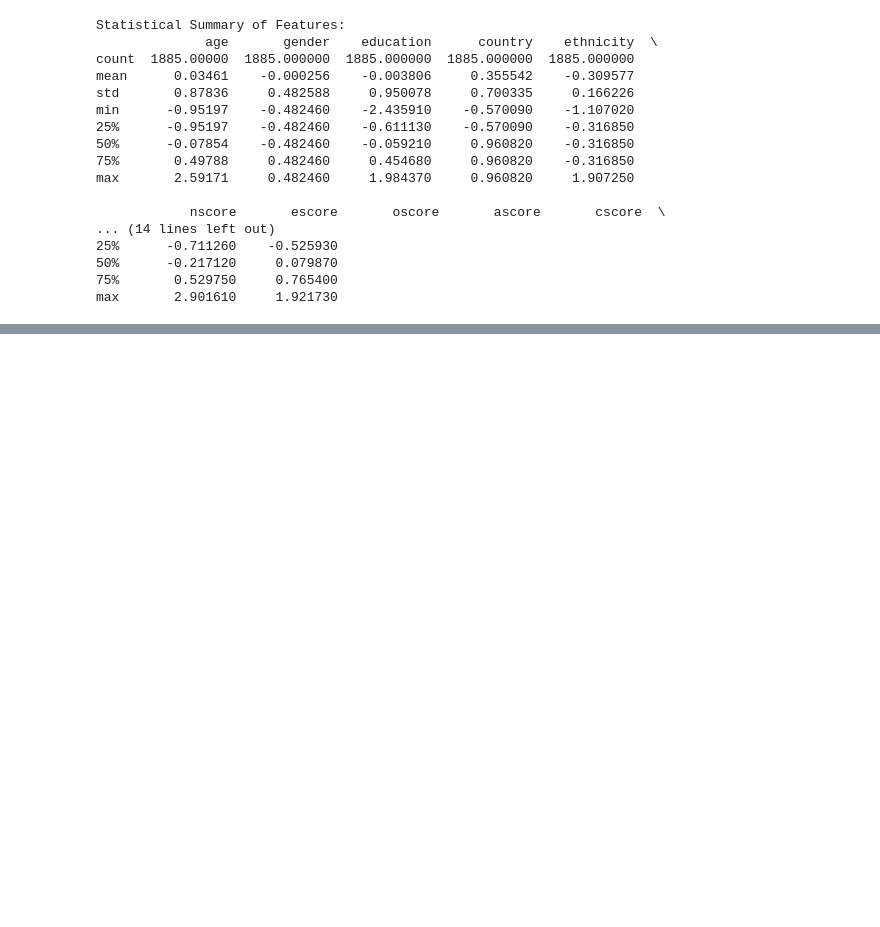
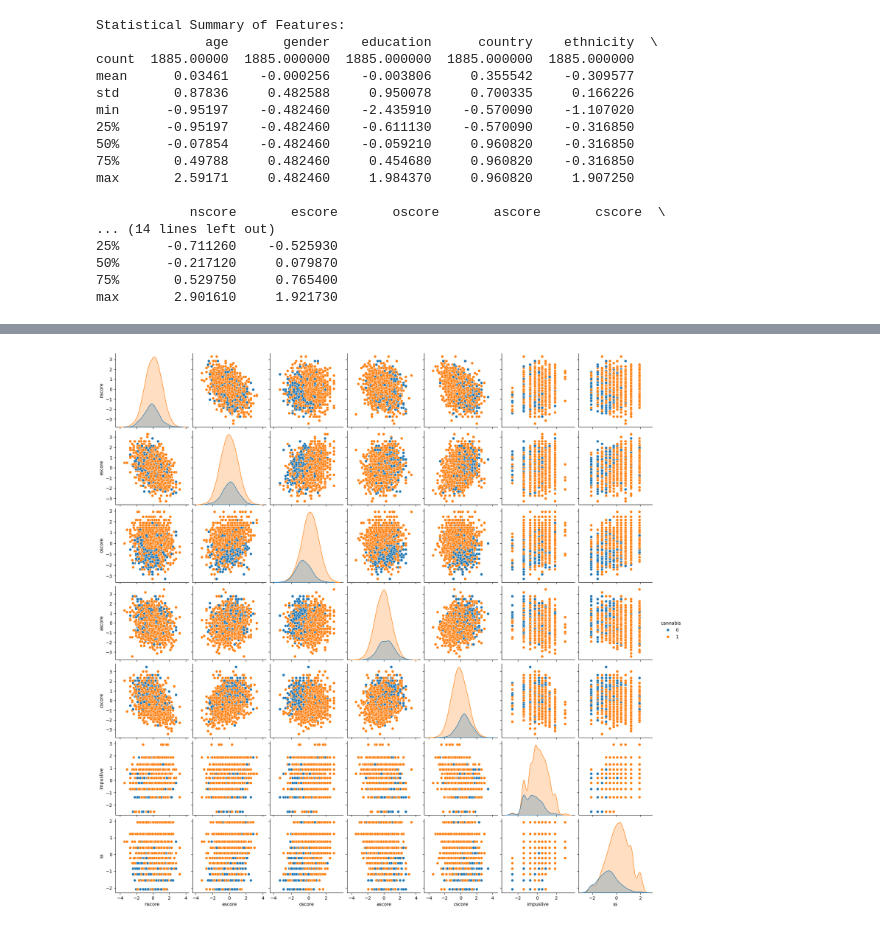
Before and after one commit to rohanxavier33/finalDrug, a Jupyter notebook: final.ipynb, the cells around one changed output, grey strips where cells are left out. Cells and saved outputs as stored; diff of their text form; code cells hidden in the pictures; blank space fills up the shorter version.

```diff
--- a/final.ipynb
+++ b/final.ipynb
@@ -166,6 +142,8 @@ plt.show()
 # %%
-selected_features = ['nscore', 'escore', 'oscore', 'ascore', 'cscore', 'impulsive', 'ss', 'cannabis']
-sns.pairplot(X[selected_features], hue='cannabis', diag_kind='kde')
+selected_features = ['nscore', 'escore', 'oscore', 'ascore', 'cscore', 'impuslive', 'ss', 'cannabis']
+sns.pairplot(df[selected_features], hue='cannabis', diag_kind='kde')
 plt.show()
+# %% [output]
+[figure, added]
 # %%
 # Box plot for sensation-seeking scores by drug usage
```
Also changed, not shown: parts of 13 cells of this notebook.
